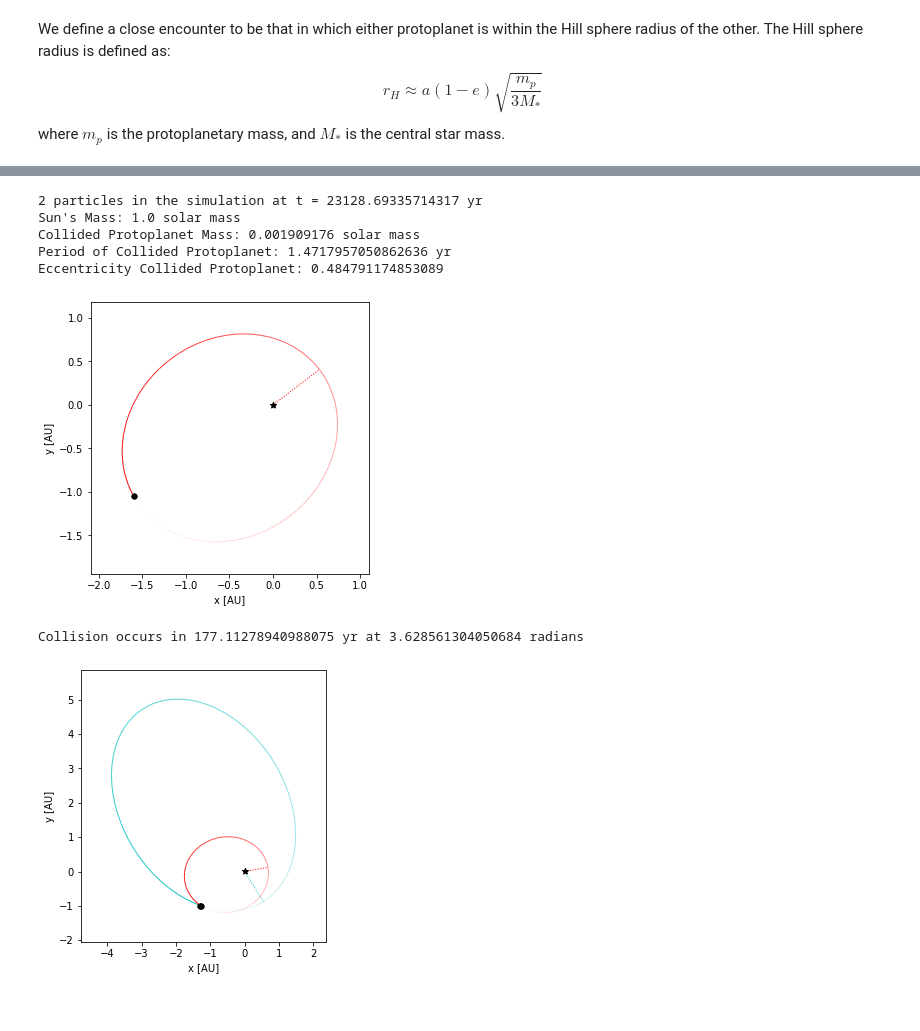
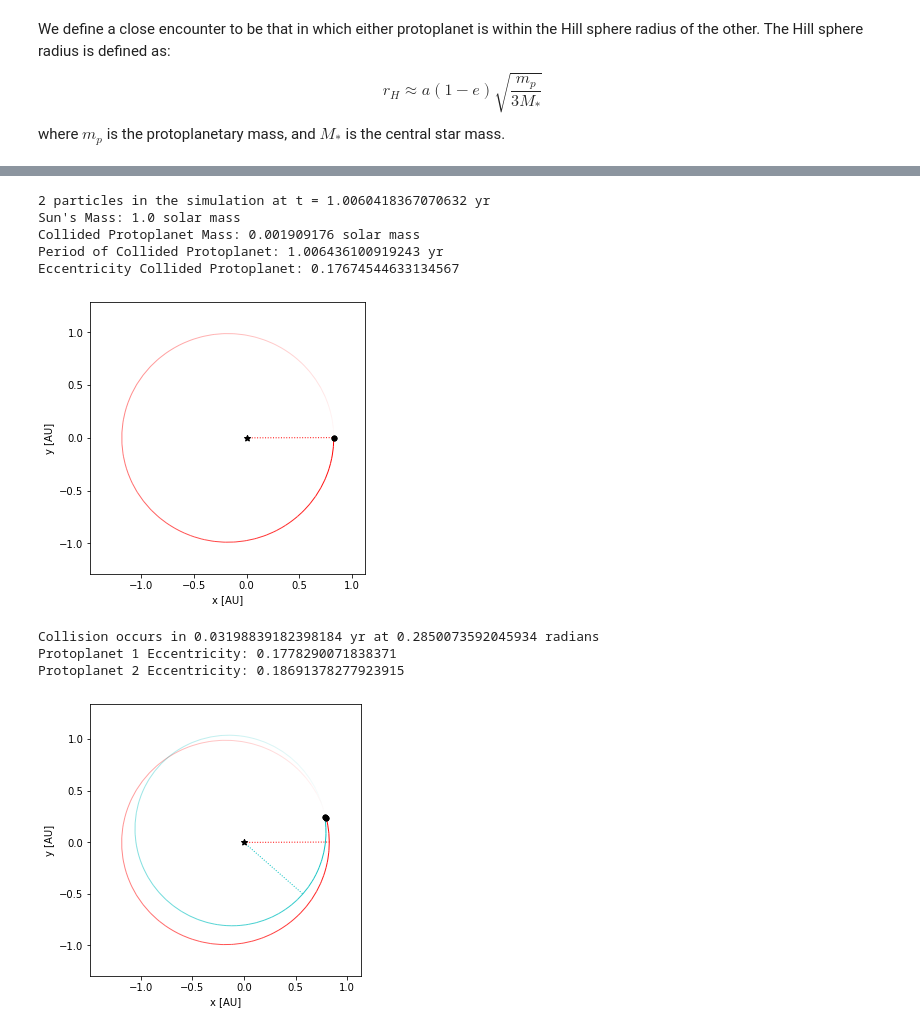
Before and after one commit to SudatKhan/astro_390, a Jupyter notebook: AST390_FINALPROJECT.ipynb, the cells around one changed output, grey strips where cells are left out. Cells and saved outputs as stored; diff of their text form; code cells hidden in the pictures.

```diff
--- a/AST390_FINALPROJECT.ipynb
+++ b/AST390_FINALPROJECT.ipynb
@@ -68,7 +68,7 @@ True Anomaly of Protoplanet 2: 0.0 radians
 '''Conditions after collision'''
 sim.collision = "direct"
 sim.collision_resolve = "merge"
-sim.integrate(p2*10000) #Feel Free to edit this and use the period of Protoplanet 1
+sim.integrate(p2) #Feel Free to edit this and use the period of Protoplanet 1
 
 system_mass2 = np.array([i.m for i in sim.particles])
 period2 = np.array([i.P for i in sim.calculate_orbits()])
@@ -98,12 +98,12 @@ else:
 
 fig = rebound.OrbitPlot(sim, unitlabel='[AU]', color=True, periastron=True)
 # %% [output]
-2 particles in the simulation at t = 23128.69335714317 yr
+2 particles in the simulation at t = 1.0060418367070632 yr
 Sun's Mass: 1.0 solar mass
 Collided Protoplanet Mass: 0.001909176 solar mass
-Period of Collided Protoplanet: 1.4717957050862636 yr
-Eccentricity Collided Protoplanet: 0.484791174853089
+Period of Collided Protoplanet: 1.006436100919243 yr
+Eccentricity Collided Protoplanet: 0.17674544633134567
-[figure, old version]
+[figure, new version]
 # %%
 '''Implementing Collision Function to find out when and where collision occurs'''
 def merge_collision(sim_pointer, collision):
@@ -128,9 +130,11 @@ def merge_collision(sim_pointer, collision):
 # %%
 '''Conditions During Collision'''
 sim = setupSimulation(mass,s1,s2,e1,e2)
 sim.collision = "direct"
 sim.collision_resolve = merge_collision #function that shows exact collision moment
-sim.integrate(p2*10000)
+sim.integrate(p2)
 # %% [output]
-Collision occurs in 177.11278940988075 yr at 3.628561304050684 radians
+Collision occurs in 0.03198839182398184 yr at 0.2850073592045934 radians
+Protoplanet 1 Eccentricity: 0.1778290071838371
+Protoplanet 2 Eccentricity: 0.18691378277923915
-[figure, old version]
+[figure, new version]
```
Also changed, not shown: parts of 3 cells of this notebook.
